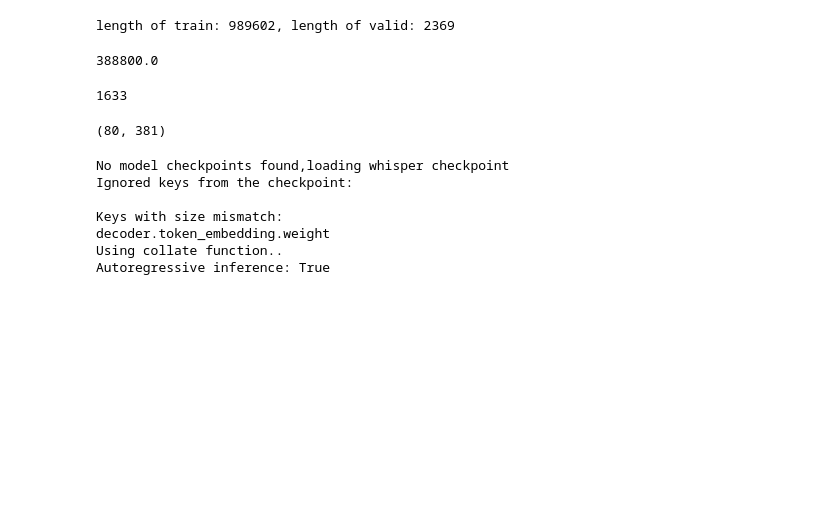
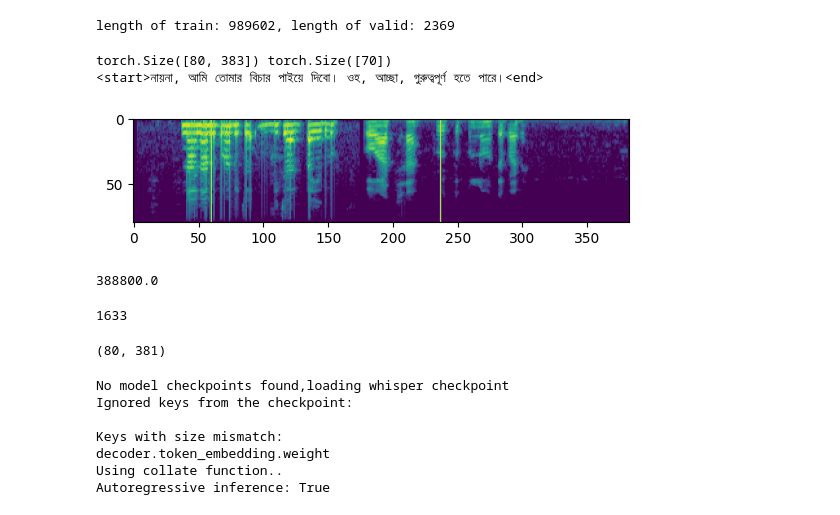
Before and after one commit to SamratThapa120/bengali-speech-recognition, a Jupyter notebook: notebooks/debug.ipynb, the cells around one changed output. Saved outputs shown, nothing was run; the diff lists cells and outputs as text; code cells hidden in the pictures; blank space fills up the shorter version.

```diff
--- a/notebooks/debug.ipynb
+++ b/notebooks/debug.ipynb
@@ -21,3 +23,12 @@ length of train: 989602, length of valid: 2369
+# %%
+inp = CFG.train_dataset[1]
+print(inp[0].shape,inp[1].shape)
+plt.imshow(inp[0].numpy())
+print(CFG.tokenizer.decode_torch_inference(inp[1]))
+# %% [output]
+torch.Size([80, 383]) torch.Size([70])
+<start>নায়না, আমি তোমার বিচার পাইয়ে দিবো। ওহ, আচ্ছা, গুরুত্বপূর্ণ হতে পারে।<end>
+[figure, added]
 # %%
 CFG.training_data.lengths.dropna().max()
 # %% [output]
```
Also changed, not shown: parts of 2 cells of this notebook, 3 other files.
